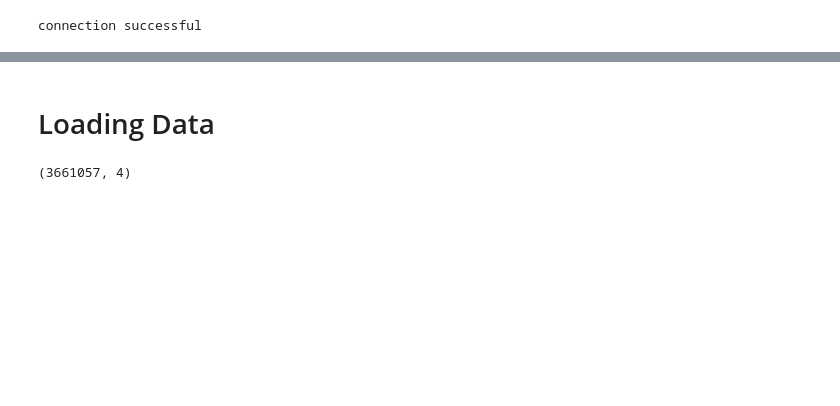
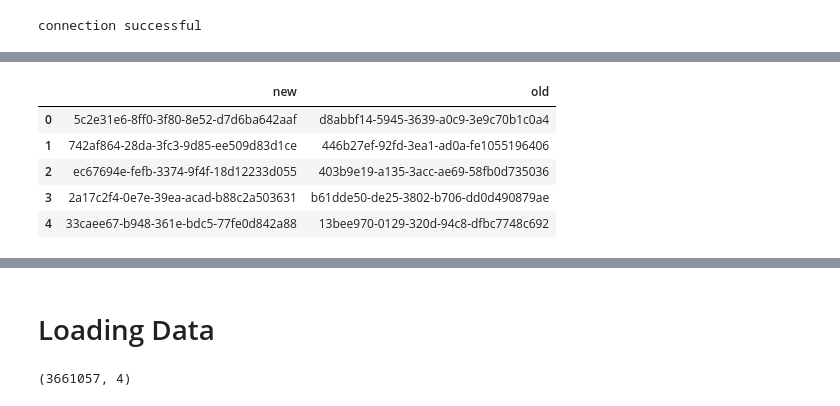
Before and after one commit to Prathamesh-Ghatole/MLHD, a Jupyter notebook: MLHD.ipynb, the cells around one changed output, grey strips where cells are left out. Saved outputs shown, nothing was run; the diff lists cells and outputs as text; code cells hidden in the pictures; blank space fills up the shorter version.

```diff
--- a/MLHD.ipynb
+++ b/MLHD.ipynb
@@ -75,0 +80,6 @@ Wall time: 25.2 s
+# %%
+%%time
+
+MB_track_redirects = pd.read_sql('select t.gid AS new, tgr.gid AS old from track t join track_gid_redirect tgr on tgr.new_id = t.id', con=conn)
+MB_track_redirects.head()
+# %% [output]
@@ -76 +88,7 @@ Wall time: 25.2 s
+|  | new | old |
+| 0 | 5c2e31e6-8ff0-3f80-8e52-d7d6ba642aaf | d8abbf14-5945-3639-a0c9-3e9c70b1c0a4 |
+| 1 | 742af864-28da-3fc3-9d85-ee509d83d1ce | 446b27ef-92fd-3ea1-ad0a-fe1055196406 |
+| 2 | ec67694e-fefb-3374-9f4f-18d12233d055 | 403b9e19-a135-3acc-ae69-58fb0d735036 |
+| 3 | 2a17c2f4-0e7e-39ea-acad-b88c2a503631 | b61dde50-de25-3802-b706-dd0d490879ae |
+| 4 | 33caee67-b948-361e-bdc5-77fe0d842a88 | 13bee970-0129-320d-94c8-dfbc7748c692 |
 # %%
```
Also changed, not shown: parts of 26 cells of this notebook.
